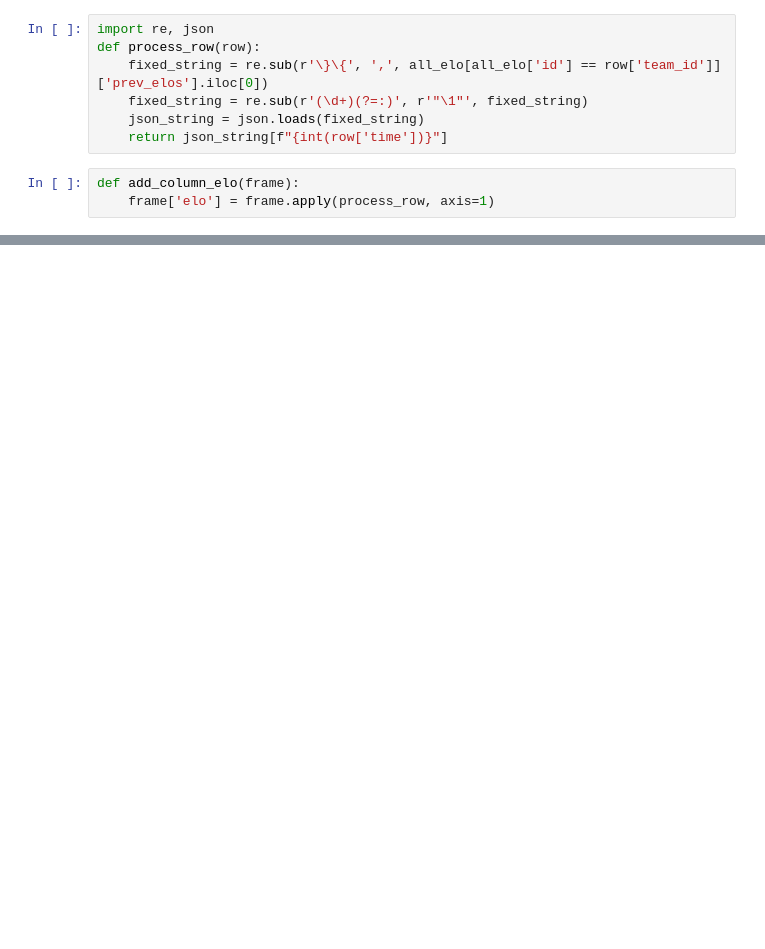
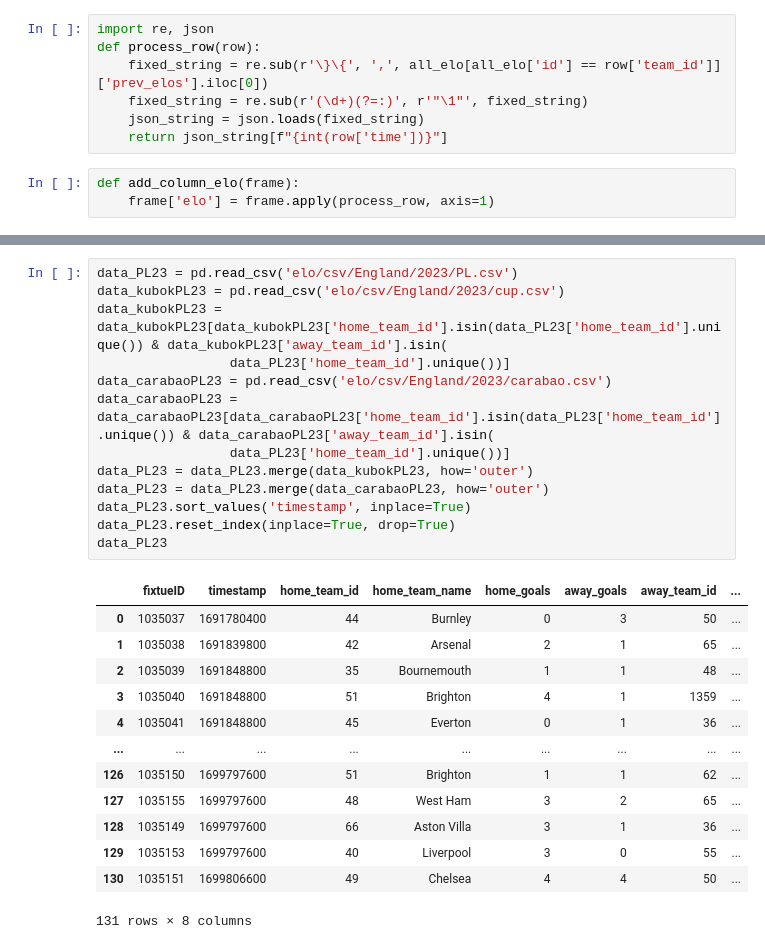
Before and after one commit to Artemirks/football-neuron-system, a Jupyter notebook: server/src/neural/train.ipynb, the cells around one changed output, grey strips where cells are left out. Cells and saved outputs as stored; diff of their text form; blank space fills up the shorter version.

```diff
--- a/server/src/neural/train.ipynb
+++ b/server/src/neural/train.ipynb
@@ -499,0 +60,27 @@ MAX: [2.3393579]
+# %%
+data_PL23 = pd.read_csv('elo/csv/England/2023/PL.csv')
+data_kubokPL23 = pd.read_csv('elo/csv/England/2023/cup.csv')
+data_kubokPL23 = data_kubokPL23[data_kubokPL23['home_team_id'].isin(data_PL23['home_team_id'].unique()) & data_kubokPL23['away_team_id'].isin(
+                 data_PL23['home_team_id'].unique())]
+data_carabaoPL23 = pd.read_csv('elo/csv/England/2023/carabao.csv')
+data_carabaoPL23 = data_carabaoPL23[data_carabaoPL23['home_team_id'].isin(data_PL23['home_team_id'].unique()) & data_carabaoPL23['away_team_id'].isin(
+                 data_PL23['home_team_id'].unique())]
+data_PL23 = data_PL23.merge(data_kubokPL23, how='outer')
+data_PL23 = data_PL23.merge(data_carabaoPL23, how='outer')
+data_PL23.sort_values('timestamp', inplace=True)
+data_PL23.reset_index(inplace=True, drop=True)
+data_PL23
+# %% [output]
+|  | fixtueID | timestamp | home_team_id | home_team_name | home_goals | away_goals | away_team_id | ... |
+| 0 | 1035037 | 1691780400 | 44 | Burnley | 0 | 3 | 50 | ... |
+| 1 | 1035038 | 1691839800 | 42 | Arsenal | 2 | 1 | 65 | ... |
+| 2 | 1035039 | 1691848800 | 35 | Bournemouth | 1 | 1 | 48 | ... |
+| 3 | 1035040 | 1691848800 | 51 | Brighton | 4 | 1 | 1359 | ... |
+| 4 | 1035041 | 1691848800 | 45 | Everton | 0 | 1 | 36 | ... |
+| ... | ... | ... | ... | ... | ... | ... | ... | ... |
+| 126 | 1035150 | 1699797600 | 51 | Brighton | 1 | 1 | 62 | ... |
+| 127 | 1035155 | 1699797600 | 48 | West Ham | 3 | 2 | 65 | ... |
+| 128 | 1035149 | 1699797600 | 66 | Aston Villa | 3 | 1 | 36 | ... |
+| 129 | 1035153 | 1699797600 | 40 | Liverpool | 3 | 0 | 55 | ... |
+| 130 | 1035151 | 1699806600 | 49 | Chelsea | 4 | 4 | 50 | ... |
+131 rows × 8 columns
```
Also changed, not shown: parts of 45 cells of this notebook, 24 other files.
